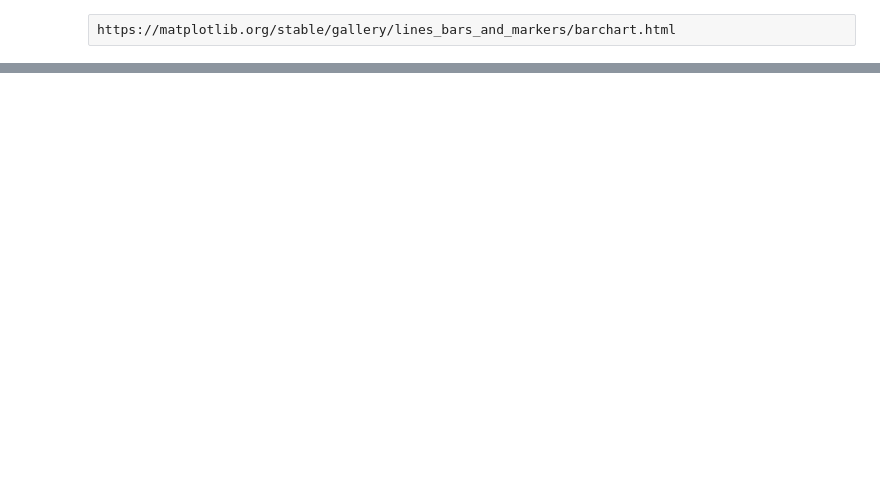
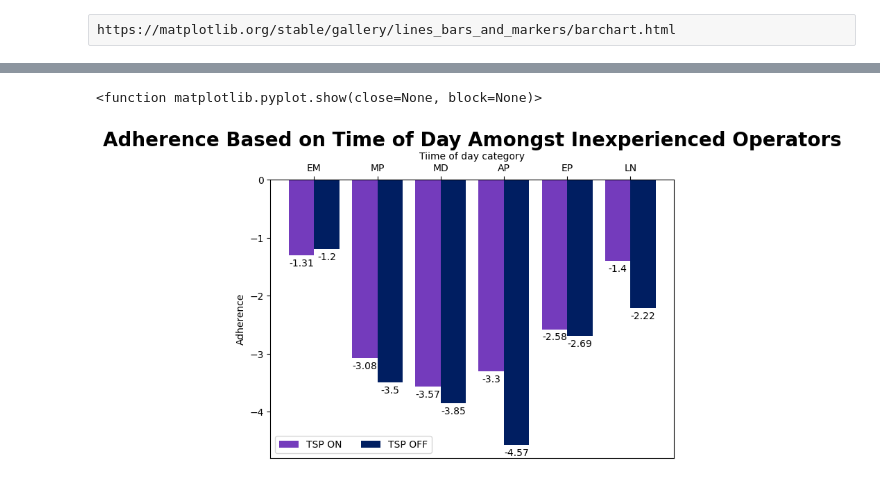
Before and after one commit to NSS-Data-Analytics-Cohort-14/wego-partnerproject-da14-v2-jmo703, a Jupyter notebook: notebooks/wego_partner_project.ipynb, the cells around one changed output, grey strips where cells are left out. Drawn from its saved outputs; the diff is of its cells as text; code cells hidden in the pictures; blank space fills up the shorter version.

```diff
--- a/notebooks/wego_partner_project.ipynb
+++ b/notebooks/wego_partner_project.ipynb
@@ -591,4 +629,9 @@ adherence_dict = {
 }
+# %%
+adherence_bottom_dict = {
+    'TSP ON' : (rounded_list_adherence_time_bottom),
+    'TSP OFF' : (rounded_list_adherence_time_bottom_off),
+}
 # %% [raw]
 https://matplotlib.org/stable/gallery/lines_bars_and_markers/barchart.html
 # %%
@@ -633,0 +672,35 @@ findfont: Font family 'Roboto' not found.
+# %%
+x = np.arange(len(time_buckets))
+width = 0.40
+multiplier = 0
+colors = {'TSP ON' : '#743BBC',
+          'TSP OFF' : '#001E61'}
+fig, ax = plt.subplots(layout='constrained')
+
+# plot data in grouped manner of bar type
+# bars1 = plt.bar(x-0.2, rounded_list_adherence_time_top, width, label='TSP ON')
+# bars2 = plt.bar(x+0.2, rounded_list_adherence_time_top_off, width, label='TSP OFF')
+
+ax.set_ylabel ('Adherence')
+ax.set_xlabel ('Tiime of day category')
+ax.xaxis.set_ticks_position('top')
+ax.xaxis.set_label_position('top')
+ax.set_title ('Adherence Based on Time of Day Amongst Inexperienced Operators',
+              fontweight='bold',
+              fontsize=20,)
+
+ax.set_xticks(x + width/2, time_buckets)
+ax.legend(loc='lower left', ncols=3)
+
+for attribute, measurement in adherence_bottom_dict.items():
+    offset = width * multiplier
+    rects = ax.bar(x + offset, measurement, width, label=attribute, color=colors[attribute])
+    ax.bar_label(rects, padding=3)
+    multiplier +=1
+
+ax.legend(loc='lower left', ncols=3)
+plt.savefig('adherence_inexperienced_ops_SUBMIT', bbox_inches='tight')
+plt.show
+# %% [output]
+<function matplotlib.pyplot.show(close=None, block=None)>
+[figure, added]
```
Also changed, not shown: parts of 37 cells of this notebook.
